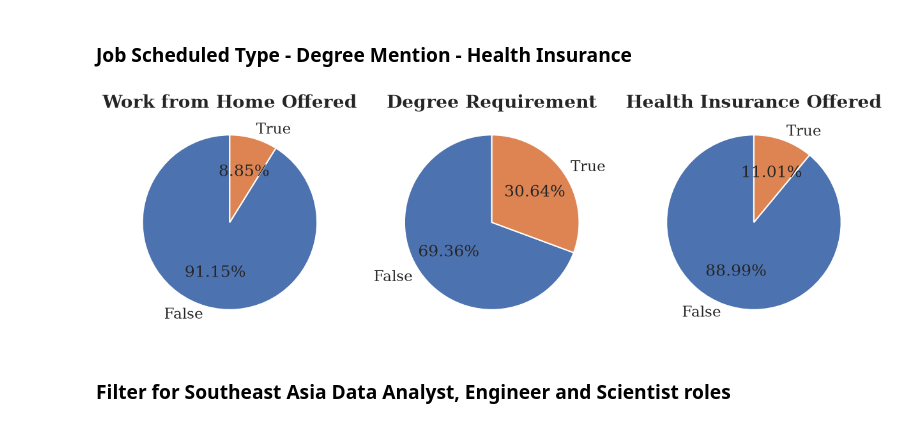
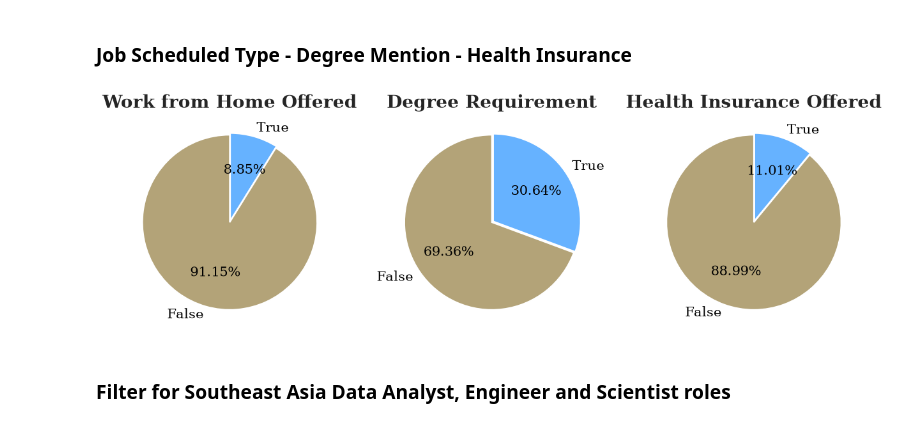
Before and after one commit to JohnnyQuant/Python_Data_Project, a Jupyter notebook: Project/1_EDA_Intro.ipynb, the cells around one changed output. Cells and saved outputs as stored; diff of their text form; code cells hidden in the pictures.

```diff
--- a/Project/1_EDA_Intro.ipynb
+++ b/Project/1_EDA_Intro.ipynb
@@ -165,27 +168,30 @@ plt.show()
 # %%
 dict_column = {
     'job_work_from_home': 'Work from Home Offered',
     'job_no_degree_mention': 'Degree Requirement',
     'job_health_insurance': 'Health Insurance Offered'
 }
 
 fig, ax = plt.subplots(1, len(dict_column.keys()), figsize=(15, 8))
 
 for index, (column, title) in enumerate(dict_column.items()):
     ax[index].pie(
                     df[column].value_counts()
                     , labels = ['False','True']
                     , autopct = "%1.2f%%"
-                    , startangle = 90)
+                    , startangle = 90
+                    , explode=(0, 0.02)
+                    , textprops={'fontsize': 15, 'color': 'black'}
+                    , colors = ["#B3A378", "#66B2FF"])
 
     ax[index].set_title(
                         title
                         , fontsize = 20
                         , fontweight = 'bold')
 
 plt.show()
 # %% [output]
-[figure, old version]
+[figure, new version]
 # %% [markdown]
 ### Filter for Southeast Asia Data Analyst, Engineer and Scientist roles
 # %%
```
Also changed, not shown: parts of 5 cells of this notebook.
